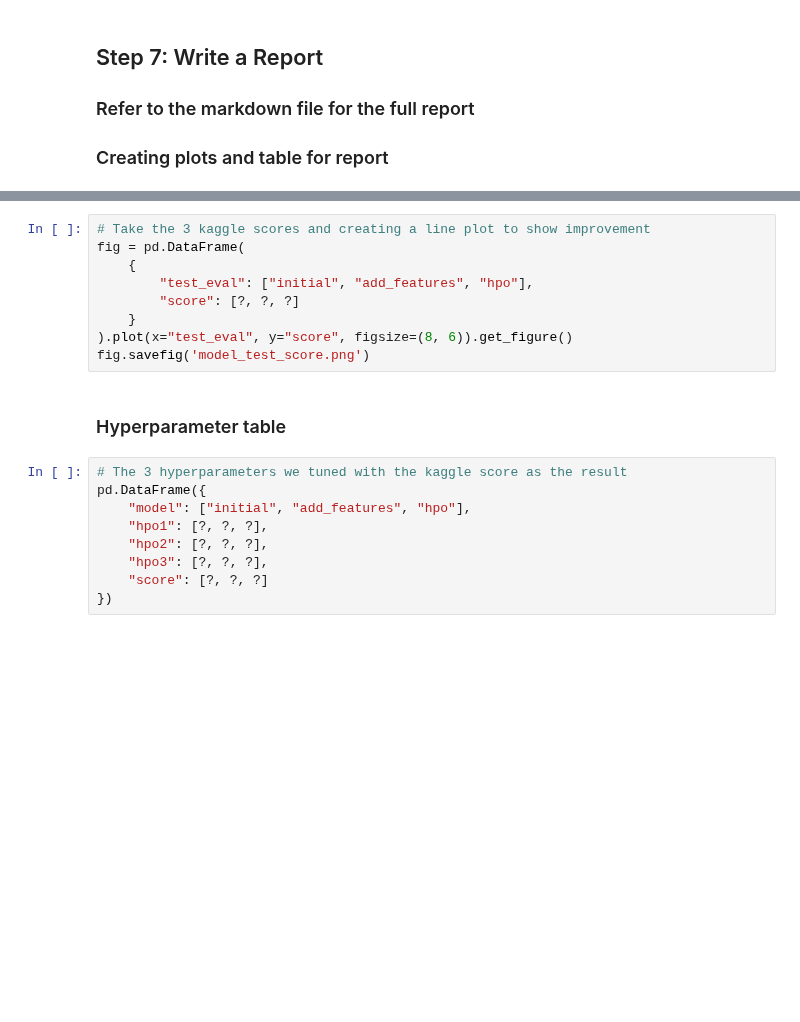
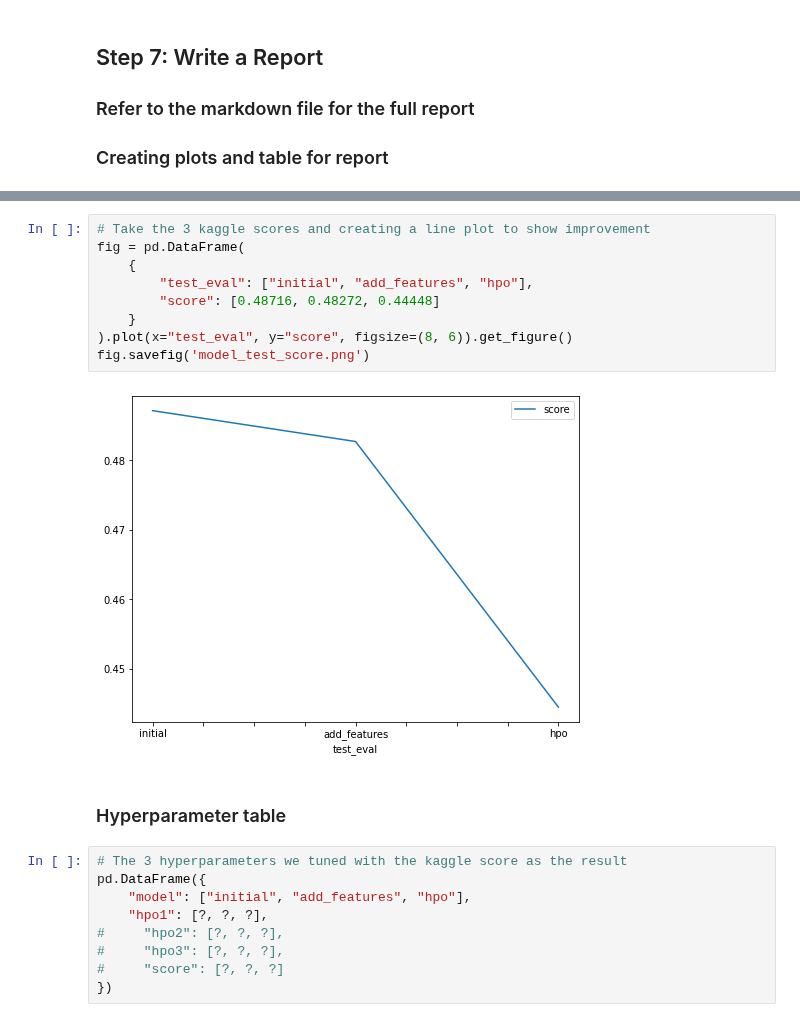
Before and after one commit to udacity/nd009t-c1-intro-to-ml-project-starter, a Jupyter notebook: project-template.ipynb, the cells around one changed output, grey strips where cells are left out. Drawn from its saved outputs; the diff is of its cells as text; blank space fills up the shorter version.

```diff
--- a/project-template.ipynb
+++ b/project-template.ipynb
@@ -215,12 +667,14 @@ fig.savefig('model_train_score.png')
 # %%
 # Take the 3 kaggle scores and creating a line plot to show improvement
 fig = pd.DataFrame(
     {
         "test_eval": ["initial", "add_features", "hpo"],
-        "score": [?, ?, ?]
+        "score": [0.48716, 0.48272, 0.44448]
     }
 ).plot(x="test_eval", y="score", figsize=(8, 6)).get_figure()
 fig.savefig('model_test_score.png')
+# %% [output]
+[figure, added]
 # %% [markdown]
 ### Hyperparameter table
 # %%
@@ -228,7 +682,7 @@ fig.savefig('model_test_score.png')
 pd.DataFrame({
     "model": ["initial", "add_features", "hpo"],
     "hpo1": [?, ?, ?],
-    "hpo2": [?, ?, ?],
-    "hpo3": [?, ?, ?],
-    "score": [?, ?, ?]
+#     "hpo2": [?, ?, ?],
+#     "hpo3": [?, ?, ?],
+#     "score": [?, ?, ?]
 })
```
Also changed, not shown: parts of 45 cells of this notebook.
